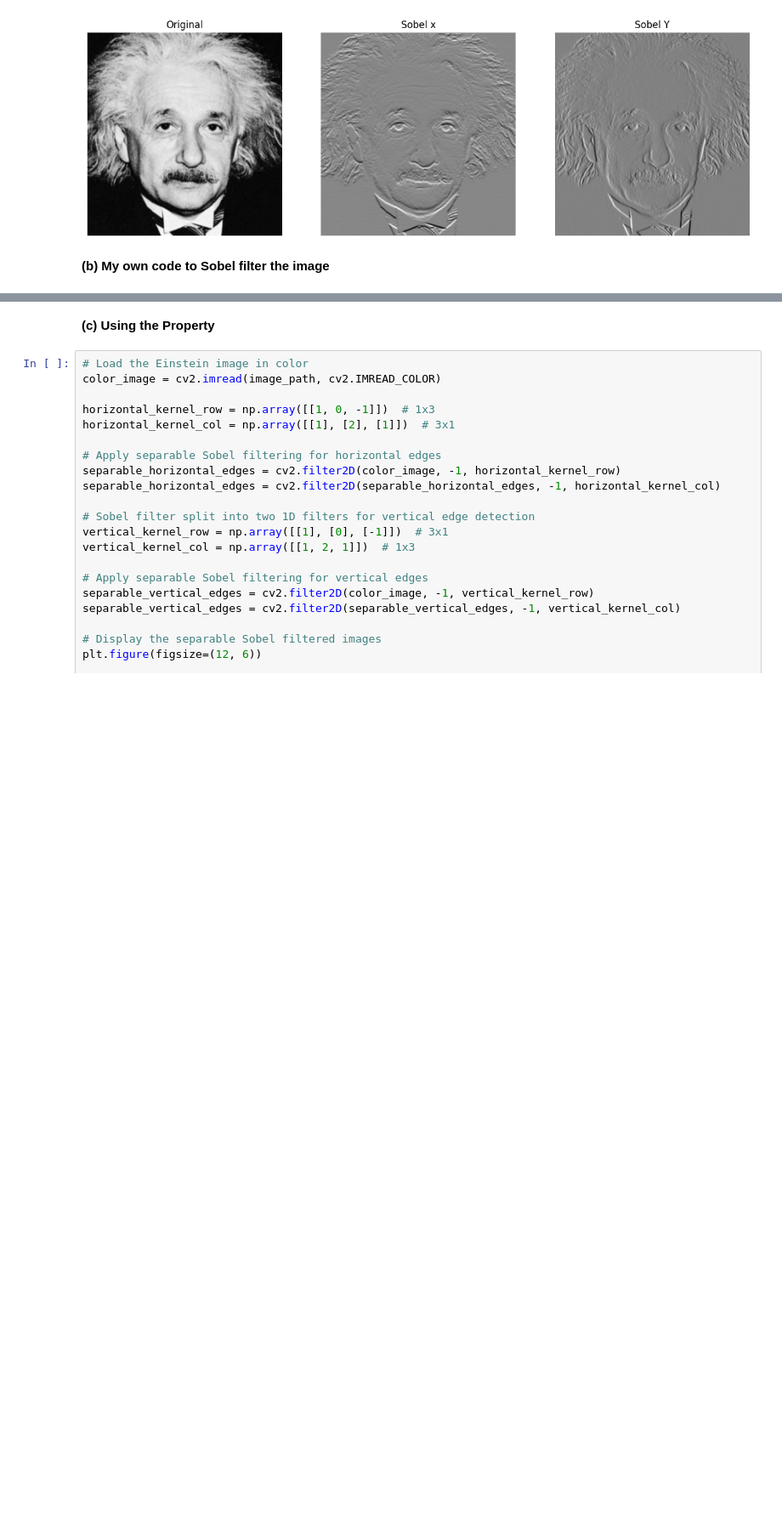
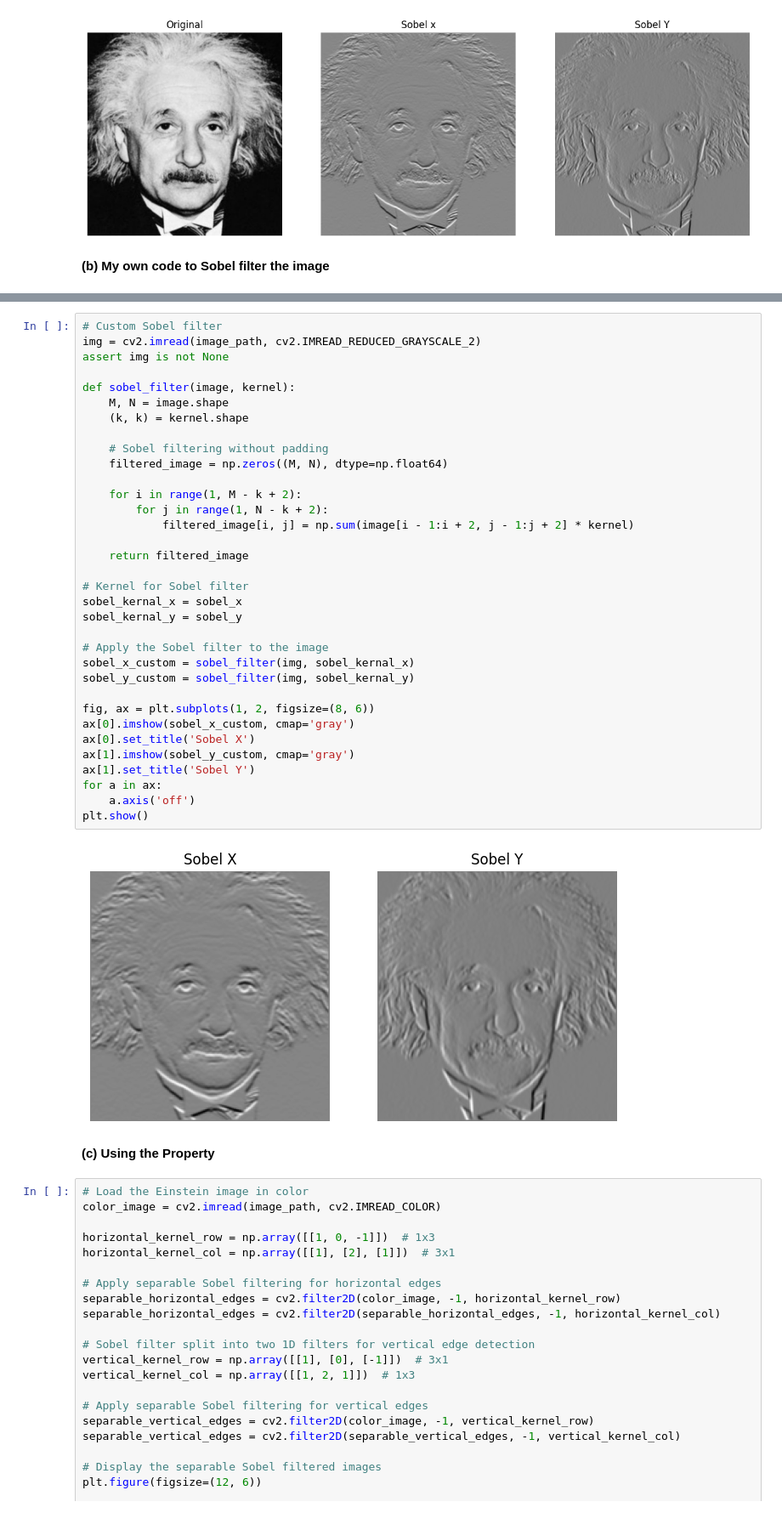
Before and after one commit to akhilaprabodha/EN3160-Image-Processing-and-Machine-Vision-Lab-Experiments, a Jupyter notebook: assignment_1/q7.ipynb, the cells around one changed output, grey strips where cells are left out. Shown at 85% size. Drawn from its saved outputs; the diff is of its cells as text; blank space fills up the shorter version.

```diff
--- a/assignment_1/q7.ipynb
+++ b/assignment_1/q7.ipynb
@@ -88,3 +40,39 @@ NameError: name 'color' is not defined
+# %%
+# Custom Sobel filter
+img = cv2.imread(image_path, cv2.IMREAD_REDUCED_GRAYSCALE_2)
+assert img is not None
+
+def sobel_filter(image, kernel):
+    M, N = image.shape
+    (k, k) = kernel.shape
+
+    # Sobel filtering without padding
+    filtered_image = np.zeros((M, N), dtype=np.float64)
+
+    for i in range(1, M - k + 2):
+        for j in range(1, N - k + 2):
+            filtered_image[i, j] = np.sum(image[i - 1:i + 2, j - 1:j + 2] * kernel)
+
+    return filtered_image
+
+# Kernel for Sobel filter
+sobel_kernal_x = sobel_x
+sobel_kernal_y = sobel_y
+
+# Apply the Sobel filter to the image
+sobel_x_custom = sobel_filter(img, sobel_kernal_x)
+sobel_y_custom = sobel_filter(img, sobel_kernal_y)
+
+fig, ax = plt.subplots(1, 2, figsize=(8, 6))
+ax[0].imshow(sobel_x_custom, cmap='gray')
+ax[0].set_title('Sobel X')
+ax[1].imshow(sobel_y_custom, cmap='gray')
+ax[1].set_title('Sobel Y')
+for a in ax:
+    a.axis('off')
+plt.show()
+# %% [output]
+[figure, added]
 # %% [markdown]
 **(c) Using the Property**
 # %%
```
Also changed, not shown: parts of 2 cells of this notebook, 4 other files.
